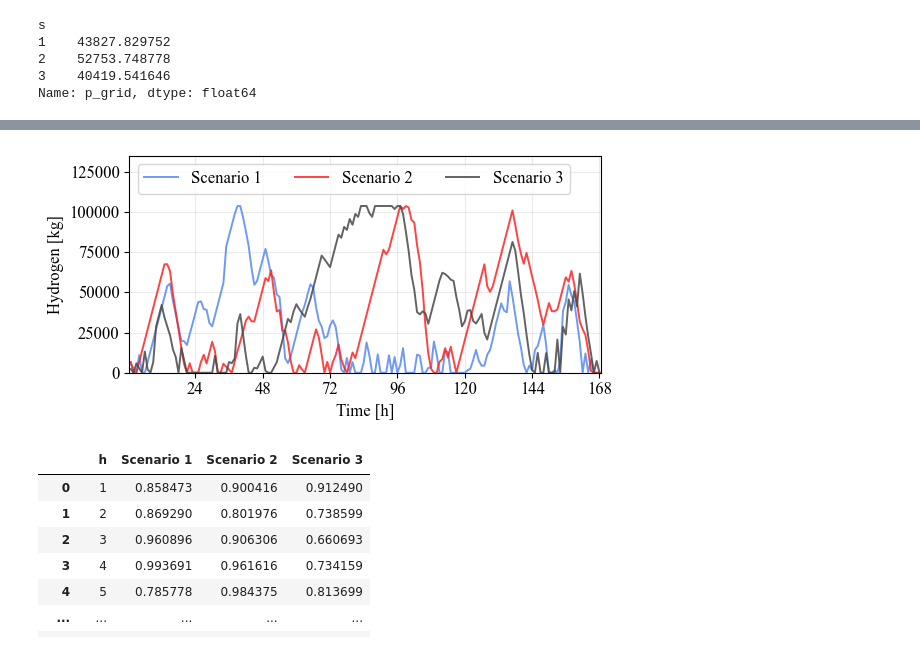
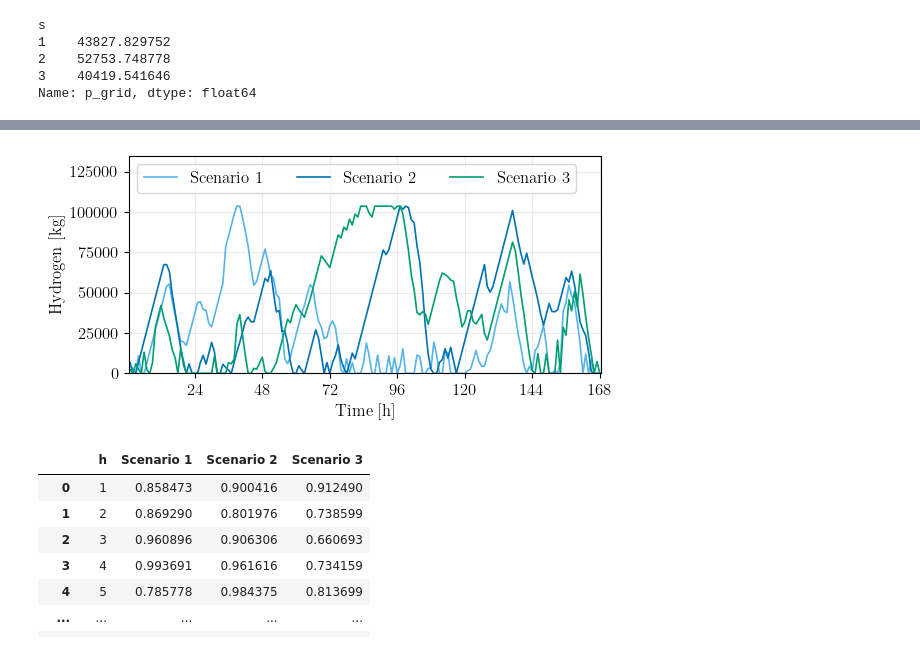
Before and after one commit to LuisOroya/IJHE-WC, a Jupyter notebook: graphics.ipynb, the cells around one changed output, grey strips where cells are left out. Cells and saved outputs as stored; diff of their text form; code cells hidden in the pictures.

```diff
--- a/graphics.ipynb
+++ b/graphics.ipynb
@@ -10,7 +10,7 @@ mpl.rc('font', family='times new roman', size=12)
 plt.rcParams['axes.unicode_minus'] = False
 # %%
 import pandas as pd
-df0 = pd.read_csv('p_grid_results_price_20.csv',sep=',')
+df0 = pd.read_csv('p_grid_results_price.csv',sep=',')
 df0
 # %% [output]
 |  | h | s | p_grid | omega | p_wt | p_el | p_comp | m_in | m_out | m_tank |
@@ -185,0 +238,33 @@ plt.show()
+# %%
+# Common y-limits for fair comparison
+ymax = df0["m_out"].max()
+ymin = 0.0
+
+# Set specific colors per curve
+curve_colors = {
+    "Scenario 1": "#56B4E9",  # Sky Blue (Matches Grid Import)
+    "Scenario 2": "#0072B2",  # Deep Blue (Distinct anchor)
+    "Scenario 3": "#009E73",  # Bluish Green (Matches Wind Energy)
+}
+
+fig, ax = plt.subplots(figsize=(6, 3))
+
+for s in scenarios:
+    d = df0[df0["s"] == s].sort_values("h")
+    label = f"Scenario {int(s)}"
+    color = curve_colors.get(label, None)
+    ax.plot(d["h"], d["m_out"], linestyle="-", linewidth=1.2,
+            label=label, color=color)
+
+ax.set_xticks(xticks)
+ax.set_xlabel("Time [h]")
+ax.set_xlim(xmin - 0.5, xmax + 0.5)
+ax.set_ylim(ymin, ymax * 1.3)
+ax.set_xlabel("Time [h]")
+ax.set_ylabel("Hydrogen [kg]")
+ax.grid(True, axis="both", alpha=0.25)
+ax.legend(ncol=3, loc="upper left")
+
+plt.tight_layout()
+plt.savefig("hydrogen_market_all_scenarios.pdf", bbox_inches="tight")
+plt.show()
@@ -186,38 +273,38 @@ plt.show()
 # %%
 # Common y-limits for fair comparison
 ymax = df0["m_tank"].max()
 ymin = 0.0
 
 # Set specific colors per curve
 curve_colors = {
-    "Scenario 1": "#5589F2",  # blue
-    "Scenario 2": "#FD2323",  # orange
-    "Scenario 3": "#494848",  # green
+    "Scenario 1": "#56B4E9",  # Sky Blue (Matches Grid Import)
+    "Scenario 2": "#0072B2",  # Deep Blue (Distinct anchor)
+    "Scenario 3": "#009E73",  # Bluish Green (Matches Wind Energy)
 }
 
 fig, ax = plt.subplots(figsize=(6, 3))
 
 for s in scenarios:
     d = df0[df0["s"] == s].sort_values("h")
     label = f"Scenario {int(s)}"
     color = curve_colors.get(label, None)
-    ax.plot(d["h"], d["m_tank"], linestyle="-", linewidth=1.4,
-            label=label, color=color, alpha=0.85)
+    ax.plot(d["h"], d["m_tank"], linestyle="-", linewidth=1.2,
+            label=label, color=color)
 
 ax.set_xticks(xticks)
 ax.set_xlabel("Time [h]")
 ax.set_xlim(xmin - 0.5, xmax + 0.5)
 ax.set_ylim(ymin, ymax * 1.3)
 ax.set_xlabel("Time [h]")
 ax.set_ylabel("Hydrogen [kg]")
 ax.grid(True, axis="both", alpha=0.25)
 ax.legend(ncol=3, loc="upper left")
 
 plt.tight_layout()
 plt.savefig("hydrogen_tank_all_scenarios.pdf", bbox_inches="tight")
 plt.show()
 # %% [output]
-[figure, old version]
+[figure, new version]
 # %%
 import pandas as pd
 df1 = pd.read_csv('wind_profiles.csv',sep=',')
```
Also changed, not shown: parts of 5 cells of this notebook, 10 other files.
